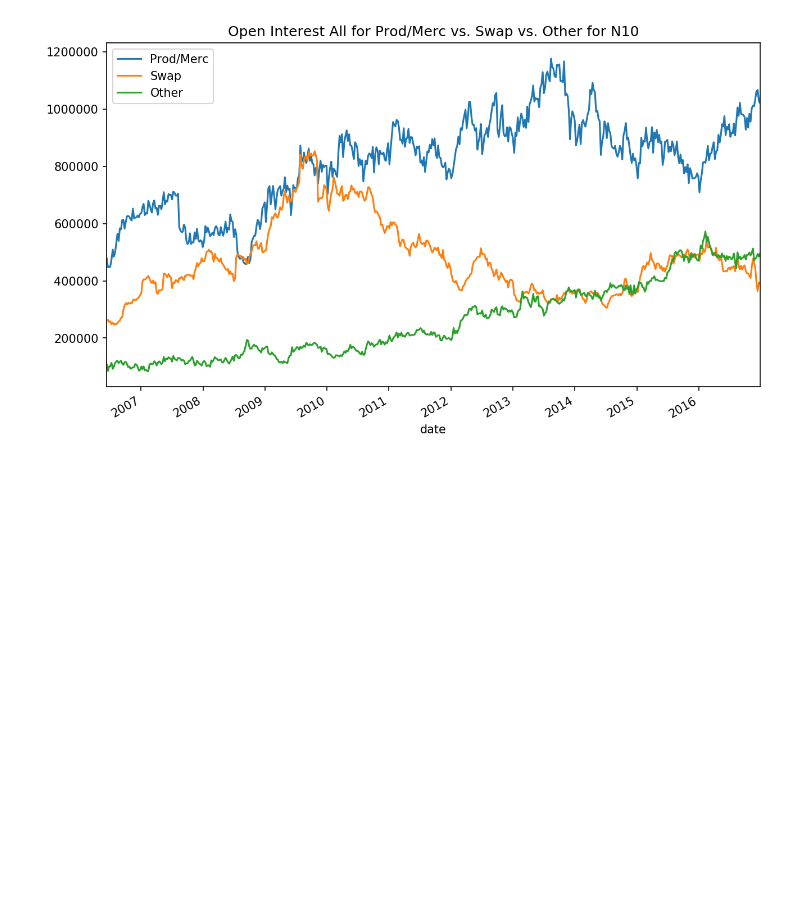
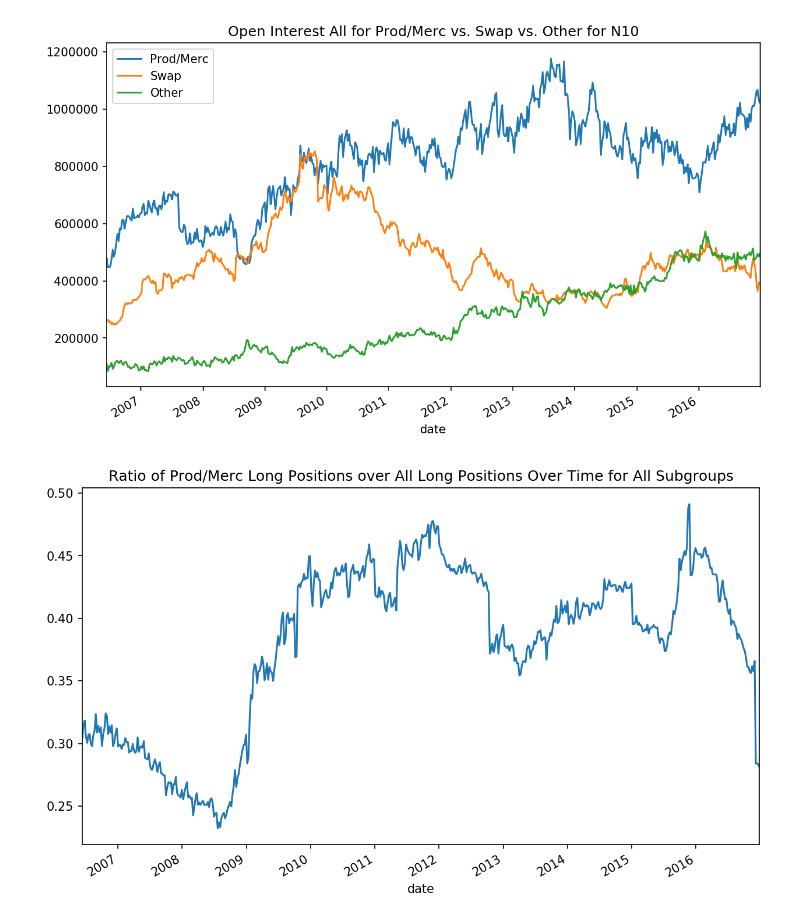
Before and after one commit to gvacaliuc/thehotcommodity, a Jupyter notebook: notebooks/ryan_k-eda.ipynb, the cells around one changed output. Saved outputs shown, nothing was run; the diff lists cells and outputs as text; code cells hidden in the pictures; blank space fills up the shorter version.

Commit message:
Add ratio of Producers/Merchants to Total

```diff
--- a/notebooks/ryan_k-eda.ipynb
+++ b/notebooks/ryan_k-eda.ipynb
@@ -245,3 +253,27 @@ plot_prod_merc_swap_other(df, 'A10')
 plot_prod_merc_swap_other(df, 'N10')
 # %% [output]
 [figure]
+# %%
+def plot_prod_merc_ratio(df, subgroup_code=None):
+    """
+    Plot the ratio of prod/merc open interest to the total open interest over time
+
+    Arguments:
+        df: the data to plot
+        subgroup_code: optional argument of the subgroup code (ex: A10) of the group to plot.
+            if this argument is not given, all subgroups will be aggregated and plotted
+    """
+    df = df[df['CFTC_Market_Code'] != 'IFED'] # Exclude IFED b/c of anomaly
+    subgroup = df[df['CFTC_SubGroup_Code'] == subgroup_code]
+    if subgroup_code == None:
+        subgroup = df
+        subgroup_code = 'All Subgroups'
+
+    by_date = subgroup.groupby('date')
+
+    ratio = by_date['Prod_Merc_Positions_Long_All'].sum()/by_date['Tot_Rept_Positions_Long_All'].sum()
+    ratio.plot(title = 'Ratio of Prod/Merc Long Positions over All Long Positions Over Time for ' + subgroup_code)
+# %%
+plot_prod_merc_ratio(df)
+# %% [output]
+[figure, added]
```
Also changed, not shown: parts of 5 cells of this notebook.
